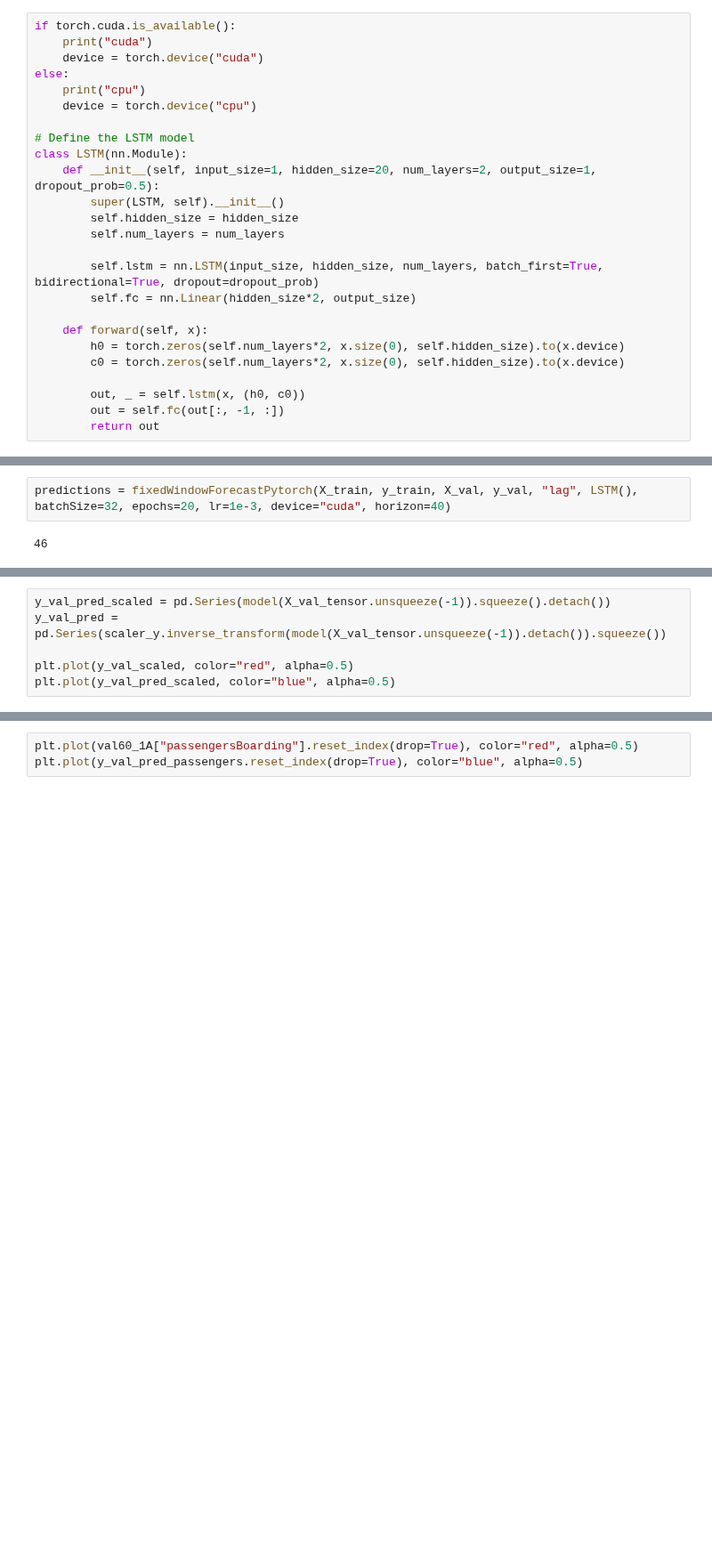
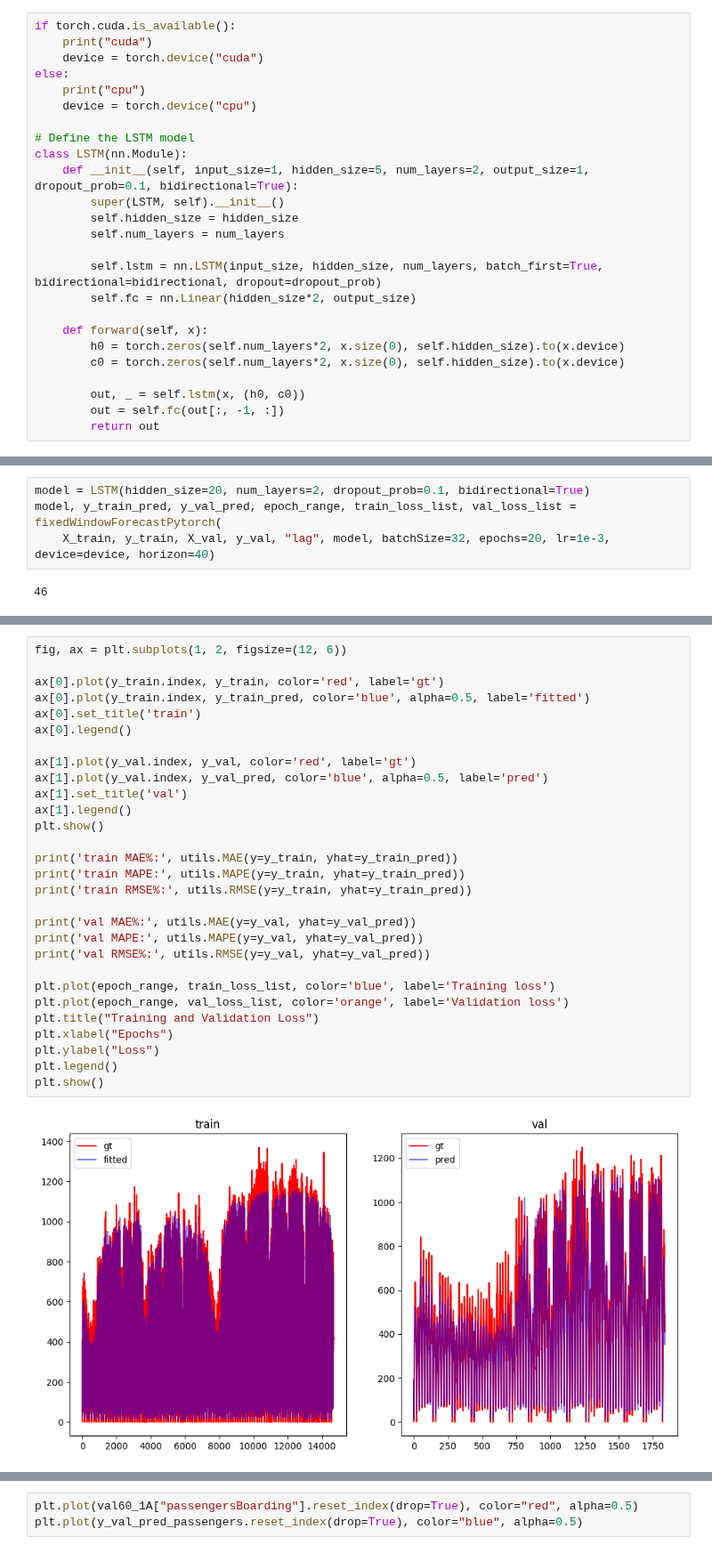
Before and after one commit to andr830g/Machine-Learning-Passenger-Forecasting, a Jupyter notebook: DeepLearningModelling.ipynb, the cells around one changed output, grey strips where cells are left out. Shown at 89% size. Saved outputs shown, nothing was run; the diff lists cells and outputs as text; blank space fills up the shorter version.

Commit message:
Cleaned LSTM code and added evaluation metrics

```diff
--- a/DeepLearningModelling.ipynb
+++ b/DeepLearningModelling.ipynb
@@ -74,12 +76,12 @@ else:
 
 # Define the LSTM model
 class LSTM(nn.Module):
-    def __init__(self, input_size=1, hidden_size=20, num_layers=2, output_size=1, dropout_prob=0.5):
+    def __init__(self, input_size=1, hidden_size=5, num_layers=2, output_size=1, dropout_prob=0.1, bidirectional=True):
         super(LSTM, self).__init__()
         self.hidden_size = hidden_size
         self.num_layers = num_layers
 
-        self.lstm = nn.LSTM(input_size, hidden_size, num_layers, batch_first=True, bidirectional=True, dropout=dropout_prob)
+        self.lstm = nn.LSTM(input_size, hidden_size, num_layers, batch_first=True, bidirectional=bidirectional, dropout=dropout_prob)
         self.fc = nn.Linear(hidden_size*2, output_size)
 
     def forward(self, x):
@@ -214,4 +223,6 @@ def fixedWindowForecastPytorch(X_train, y_train, X_val, y_val, lagColName, model
 # %%
-predictions = fixedWindowForecastPytorch(X_train, y_train, X_val, y_val, "lag", LSTM(), batchSize=32, epochs=20, lr=1e-3, device="cuda", horizon=40)
+model = LSTM(hidden_size=20, num_layers=2, dropout_prob=0.1, bidirectional=True)
+model, y_train_pred, y_val_pred, epoch_range, train_loss_list, val_loss_list = fixedWindowForecastPytorch(
+    X_train, y_train, X_val, y_val, "lag", model, batchSize=32, epochs=20, lr=1e-3, device=device, horizon=40)
 # %% [output]
 46
@@ -243,6 +228,0 @@ plt.show()
-# %%
-y_val_pred_scaled = pd.Series(model(X_val_tensor.unsqueeze(-1)).squeeze().detach())
-y_val_pred = pd.Series(scaler_y.inverse_transform(model(X_val_tensor.unsqueeze(-1)).detach()).squeeze())
-
-plt.plot(y_val_scaled, color="red", alpha=0.5)
-plt.plot(y_val_pred_scaled, color="blue", alpha=0.5)
@@ -257,0 +229,31 @@ plt.plot(y_val_pred, color="blue", alpha=0.5)
+# %%
+fig, ax = plt.subplots(1, 2, figsize=(12, 6))
+
+ax[0].plot(y_train.index, y_train, color='red', label='gt')
+ax[0].plot(y_train.index, y_train_pred, color='blue', alpha=0.5, label='fitted')
+ax[0].set_title('train')
+ax[0].legend()
+
+ax[1].plot(y_val.index, y_val, color='red', label='gt')
+ax[1].plot(y_val.index, y_val_pred, color='blue', alpha=0.5, label='pred')
+ax[1].set_title('val')
+ax[1].legend()
+plt.show()
+
+print('train MAE%:', utils.MAE(y=y_train, yhat=y_train_pred))
+print('train MAPE:', utils.MAPE(y=y_train, yhat=y_train_pred))
+print('train RMSE%:', utils.RMSE(y=y_train, yhat=y_train_pred))
+
+print('val MAE%:', utils.MAE(y=y_val, yhat=y_val_pred))
+print('val MAPE:', utils.MAPE(y=y_val, yhat=y_val_pred))
+print('val RMSE%:', utils.RMSE(y=y_val, yhat=y_val_pred))
+
+plt.plot(epoch_range, train_loss_list, color='blue', label='Training loss')
+plt.plot(epoch_range, val_loss_list, color='orange', label='Validation loss')
+plt.title("Training and Validation Loss")
+plt.xlabel("Epochs")
+plt.ylabel("Loss")
+plt.legend()
+plt.show()
+# %% [output]
+[figure, added]
```
Also changed, not shown: parts of 10 cells of this notebook.
